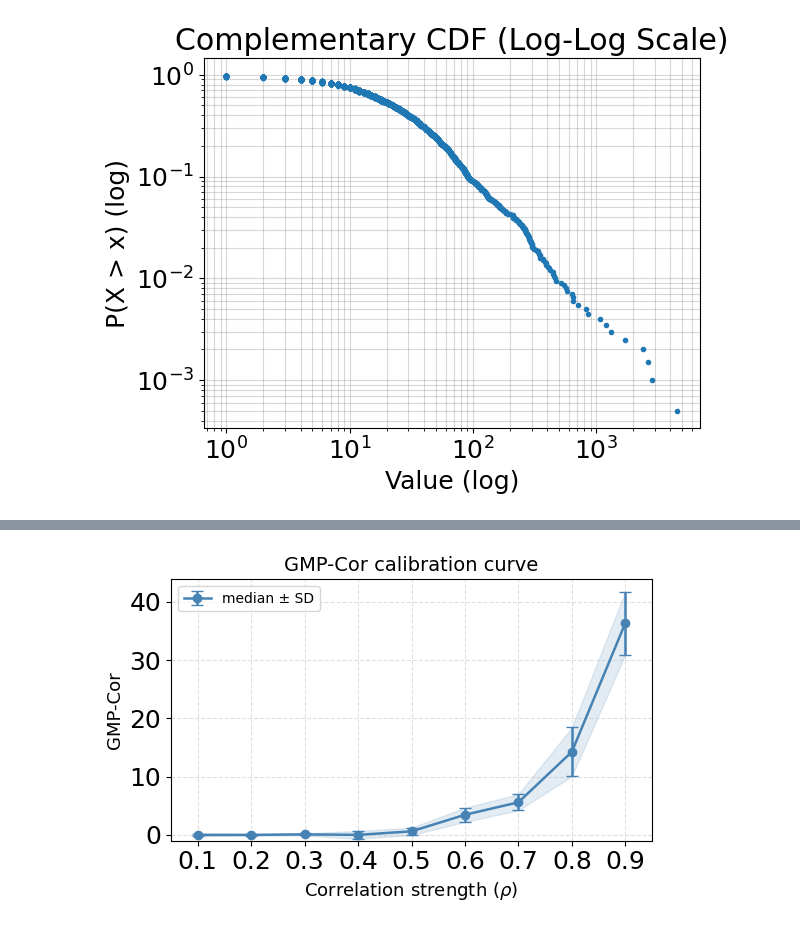
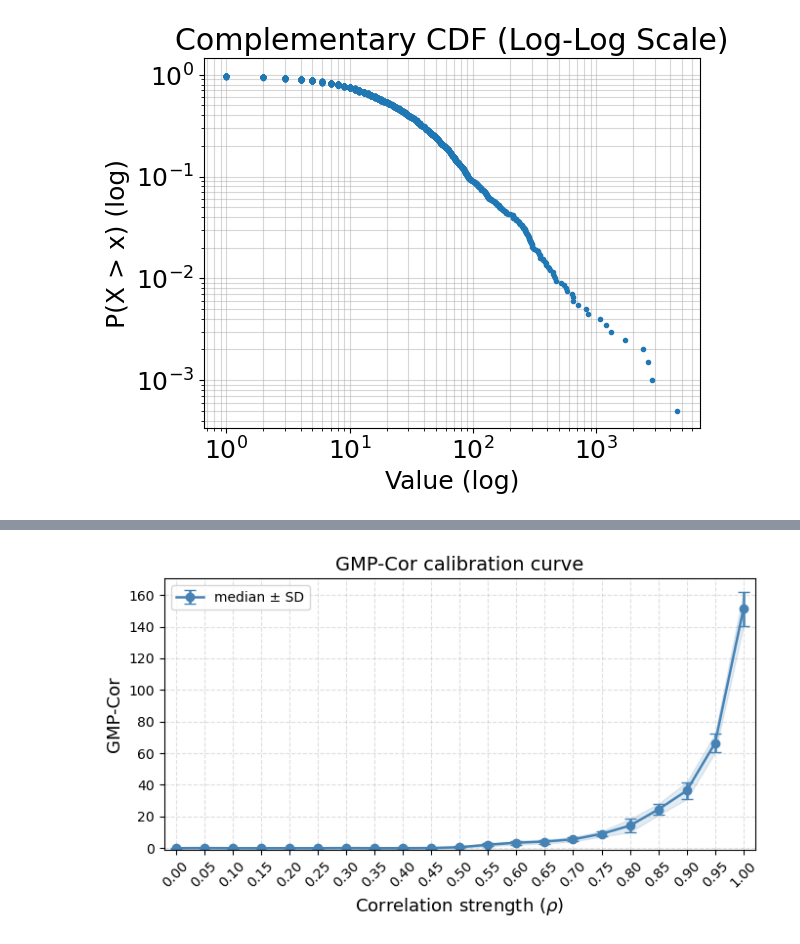
Before and after one commit to alongutf/manuscript_reviews, a Jupyter notebook: scripts/simulated_data.ipynb, the cells around one changed output, grey strips where cells are left out. Cells and saved outputs as stored; diff of their text form; code cells hidden in the pictures.

```diff
--- a/scripts/simulated_data.ipynb
+++ b/scripts/simulated_data.ipynb
@@ -201,23 +192,31 @@ Results saved to C:\Users\owner\Documents\Projects\manuscript_reviews\results\si
 # %%
 # Calibration curve: GMP-Cor vs. correlation strength (rho)
+import pandas as pd
+import os
+import matplotlib.pyplot as plt
+RESULTS_DIR = os.path.join(os.path.dirname(os.getcwd()), 'results', 'simulation_results')
+summary = pd.read_csv(os.path.join(RESULTS_DIR, 'raw', 'rho_sweep_summary.txt'),
+                      sep=r'\s+', comment='#', index_col=0)
+
 rho_vals = summary.index.values
 medians  = summary['median'].values
 stds     = summary['std'].values
 
-fig, ax = plt.subplots(figsize=(6, 4))
+fig, ax = plt.subplots(figsize=(7, 4))
 ax.errorbar(rho_vals, medians, yerr=stds, fmt='o-', color='steelblue',
             capsize=4, linewidth=1.8, markersize=6, label='median ± SD')
 ax.fill_between(rho_vals, medians - stds, medians + stds, alpha=0.15, color='steelblue')
 ax.set_xlabel(r'Correlation strength ($\rho$)', fontsize=13)
 ax.set_ylabel('GMP-Cor', fontsize=13)
 ax.set_title('GMP-Cor calibration curve', fontsize=14)
 ax.set_xticks(rho_vals)
-ax.set_xlim(0.05, 0.95)
+ax.tick_params(axis='x', rotation=45)
+ax.set_xlim(-0.02, 1.02)
 ax.set_ylim(bottom=-1)
-ax.grid(True, linestyle='--', alpha=0.4)
+ax.grid(True, linestyle='--', alpha=0.2)
 ax.legend(fontsize=10)
 plt.tight_layout()
-plt.savefig(os.path.join(RESULTS_DIR, 'rho_sweep_calibration.svg'), dpi=150)
+plt.savefig(os.path.join(RESULTS_DIR, 'figures', 'rho_sweep_calibration.svg'), dpi=150)
 plt.show()
 # %% [output]
-[figure, old version]
+[figure, new version]
```
Also changed, not shown: parts of 1 cell of this notebook, 5 other files.
